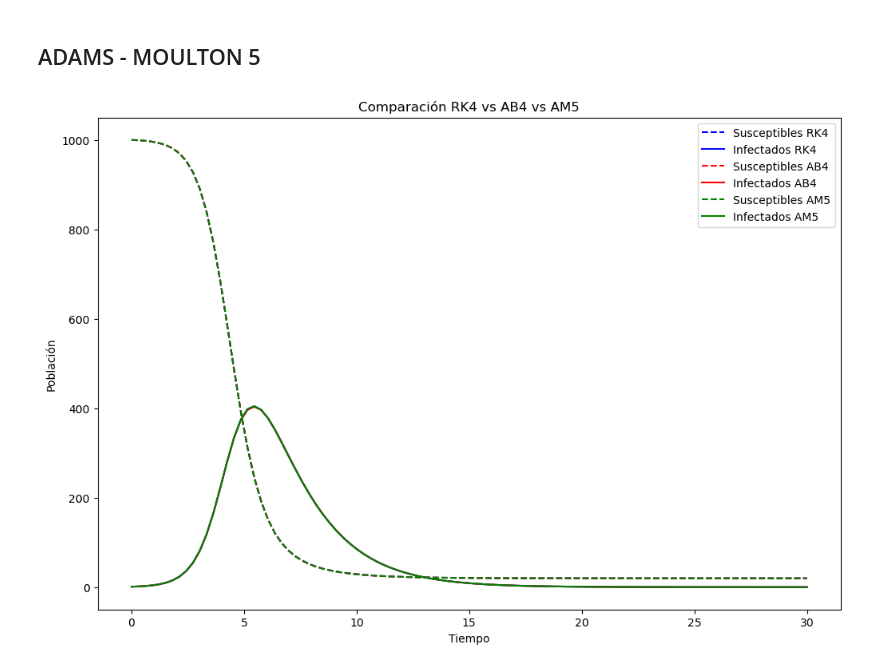
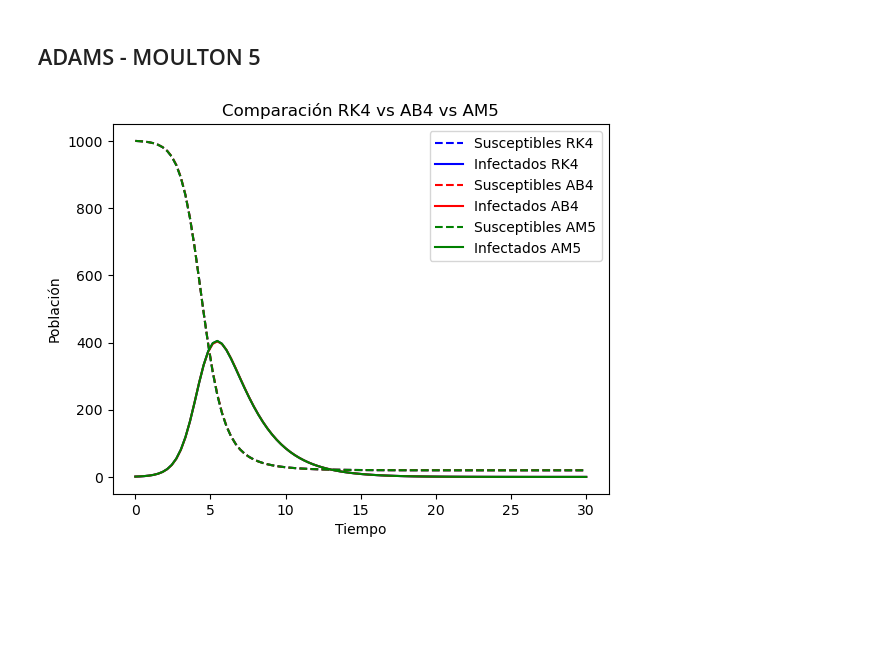
Before and after one commit to leylaaaa1/MetodosII_SantiagoGarcia_CatalinaGuatibonza, a Jupyter notebook: Parcial2_SantiagoGarcia_CatalinaGuatibonza/PreParcialRK_Bashford_Moulton.ipynb, the cells around one changed output. Drawn from its saved outputs; the diff is of its cells as text; code cells hidden in the pictures; blank space fills up the shorter version.

```diff
--- a/Parcial2_SantiagoGarcia_CatalinaGuatibonza/PreParcialRK_Bashford_Moulton.ipynb
+++ b/Parcial2_SantiagoGarcia_CatalinaGuatibonza/PreParcialRK_Bashford_Moulton.ipynb
@@ -605,33 +603,31 @@ def GetAdamsMoulton5System(f0, f1, r0, t):
         I[i] = I[i-1] + (h / 12) * (5 * f1(S_approx, I_approx, beta, gamma) + 8 * f1(S[i-1], I[i-1], beta, gamma) - f1(S[i-2], I[i-2], beta, gamma))
     return S, I
 
 # Parámetros y condiciones iniciales
 t = np.linspace(0, 30, 100)
 beta = 0.002
 gamma = 0.5
 r0 = [1000, 1]
 
 # Cálculo de soluciones usando RK4, AB4, y AM5
 S4_RK, I4_RK = GetEuler4System(f0, f1, r0, t)  # RK4
 S4_AB, I4_AB = GetAdamsBashforth4System(f0, f1, r0, t)  # AB4
 S5_AM, I5_AM = GetAdamsMoulton5System(f0, f1, r0, t)  # AM5
 
-# Gráfica de comparación
-plt.figure(figsize=(12, 8))
 
 plt.plot(t, S4_RK, label='Susceptibles RK4', color='blue', linestyle='dashed')
 plt.plot(t, I4_RK, label='Infectados RK4', color='blue')
 
 plt.plot(t, S4_AB, label='Susceptibles AB4', color='red', linestyle='dashed')
 plt.plot(t, I4_AB, label='Infectados AB4', color='red')
 
 plt.plot(t, S5_AM, label='Susceptibles AM5', color='green', linestyle='dashed')
 plt.plot(t, I5_AM, label='Infectados AM5', color='green')
 
 plt.title('Comparación RK4 vs AB4 vs AM5')
 plt.xlabel('Tiempo')
 plt.ylabel('Población')
 plt.legend()
 plt.show()
 # %% [output]
-[figure, old version]
+[figure, new version]
```
Also changed, not shown: parts of 1 cell of this notebook.
